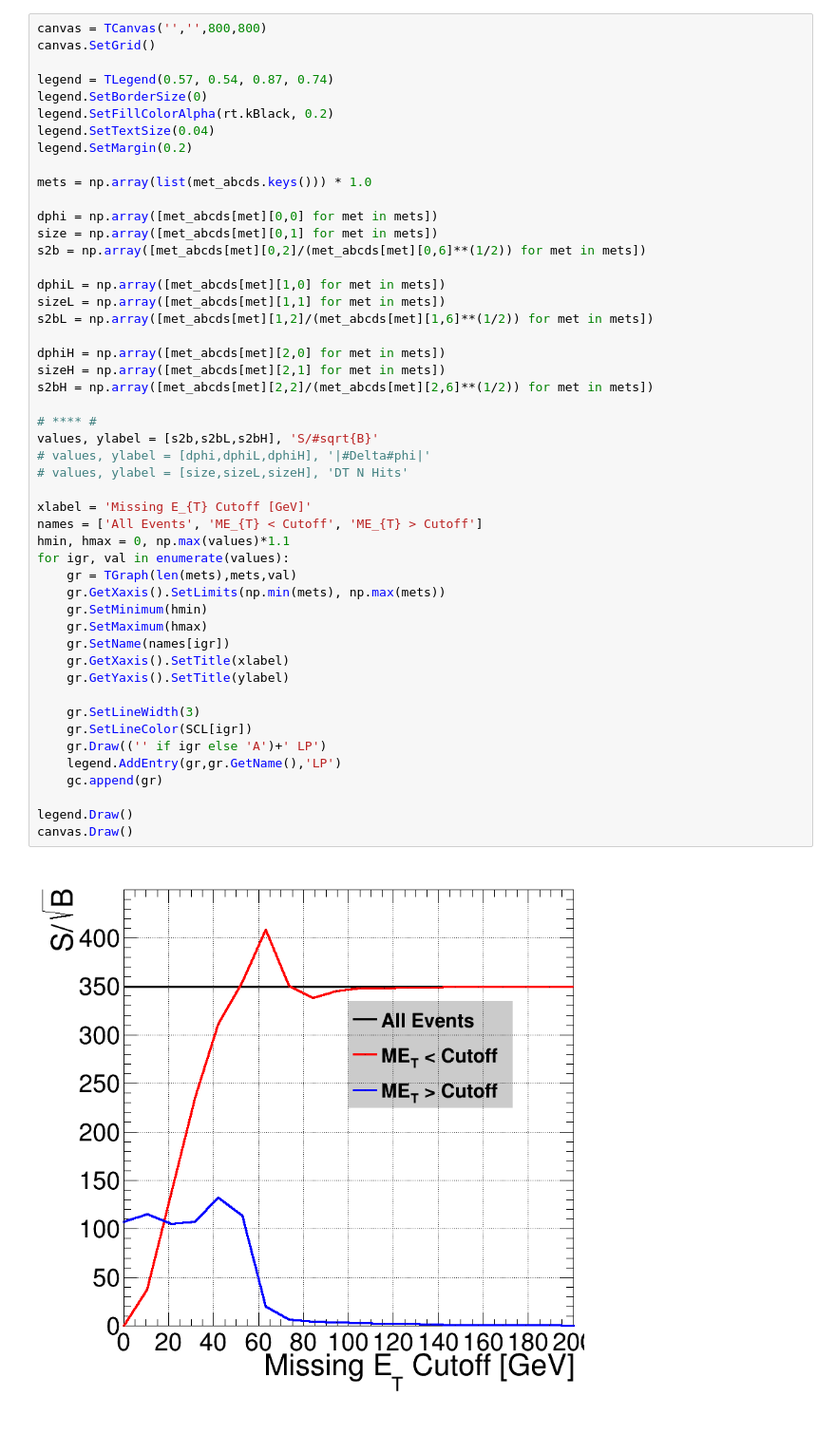
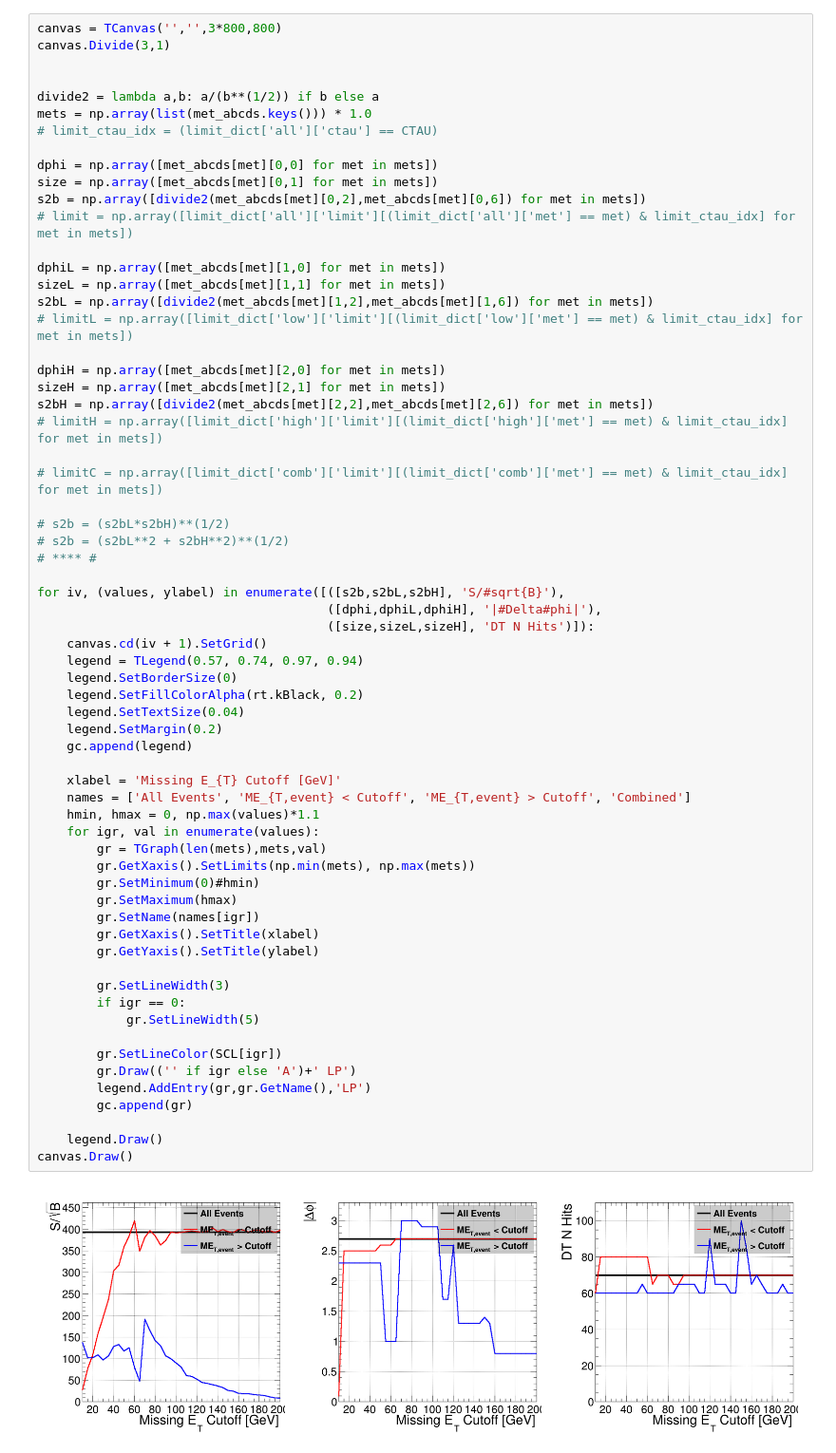
Before and after one commit to cms-lpc-llp/mds_analysis, a Jupyter notebook: notebooks/split_limit.ipynb, the cells around one changed output. Shown at 95% size. Saved outputs shown, nothing was run; the diff lists cells and outputs as text; blank space fills up the shorter version.

```diff
--- a/notebooks/split_limit.ipynb
+++ b/notebooks/split_limit.ipynb
@@ -278,51 +626,66 @@ single_lumi \t lnN \t 1.2 \t - \t 1.2 \t - \t 1.2 \t - \t 1.2 \t -
 # %%
-canvas = TCanvas('','',800,800)
-canvas.SetGrid()
+canvas = TCanvas('','',3*800,800)
+canvas.Divide(3,1)
 
-legend = TLegend(0.57, 0.54, 0.87, 0.74)
-legend.SetBorderSize(0)
-legend.SetFillColorAlpha(rt.kBlack, 0.2)
-legend.SetTextSize(0.04)
-legend.SetMargin(0.2)
 
+divide2 = lambda a,b: a/(b**(1/2)) if b else a
 mets = np.array(list(met_abcds.keys())) * 1.0
+# limit_ctau_idx = (limit_dict['all']['ctau'] == CTAU)
 
 dphi = np.array([met_abcds[met][0,0] for met in mets])
 size = np.array([met_abcds[met][0,1] for met in mets])
-s2b = np.array([met_abcds[met][0,2]/(met_abcds[met][0,6]**(1/2)) for met in mets])
+s2b = np.array([divide2(met_abcds[met][0,2],met_abcds[met][0,6]) for met in mets])
+# limit = np.array([limit_dict['all']['limit'][(limit_dict['all']['met'] == met) & limit_ctau_idx] for met in mets])
 
 dphiL = np.array([met_abcds[met][1,0] for met in mets])
 sizeL = np.array([met_abcds[met][1,1] for met in mets])
-s2bL = np.array([met_abcds[met][1,2]/(met_abcds[met][1,6]**(1/2)) for met in mets])
+s2bL = np.array([divide2(met_abcds[met][1,2],met_abcds[met][1,6]) for met in mets])
+# limitL = np.array([limit_dict['low']['limit'][(limit_dict['low']['met'] == met) & limit_ctau_idx] for met in mets])
 
 dphiH = np.array([met_abcds[met][2,0] for met in mets])
 sizeH = np.array([met_abcds[met][2,1] for met in mets])
-s2bH = np.array([met_abcds[met][2,2]/(met_abcds[met][2,6]**(1/2)) for met in mets])
+s2bH = np.array([divide2(met_abcds[met][2,2],met_abcds[met][2,6]) for met in mets])
+# limitH = np.array([limit_dict['high']['limit'][(limit_dict['high']['met'] == met) & limit_ctau_idx] for met in mets])
 
+# limitC = np.array([limit_dict['comb']['limit'][(limit_dict['comb']['met'] == met) & limit_ctau_idx] for met in mets])
+
+# s2b = (s2bL*s2bH)**(1/2)
+# s2b = (s2bL**2 + s2bH**2)**(1/2)
 # **** #
-values, ylabel = [s2b,s2bL,s2bH], 'S/#sqrt{B}'
-# values, ylabel = [dphi,dphiL,dphiH], '|#Delta#phi|'
-# values, ylabel = [size,sizeL,sizeH], 'DT N Hits'
 
-xlabel = 'Missing E_{T} Cutoff [GeV]'
-names = ['All Events', 'ME_{T} < Cutoff', 'ME_{T} > Cutoff']
-hmin, hmax = 0, np.max(values)*1.1
-for igr, val in enumerate(values):
-    gr = TGraph(len(mets),mets,val)
-    gr.GetXaxis().SetLimits(np.min(mets), np.max(mets))
-    gr.SetMinimum(hmin)
-    gr.SetMaximum(hmax)
-    gr.SetName(names[igr])
-    gr.GetXaxis().SetTitle(xlabel)
-    gr.GetYaxis().SetTitle(ylabel)
+for iv, (values, ylabel) in enumerate([([s2b,s2bL,s2bH], 'S/#sqrt{B}'),
+                                       ([dphi,dphiL,dphiH], '|#Delta#phi|'),
+                                       ([size,sizeL,sizeH], 'DT N Hits')]):
+    canvas.cd(iv + 1).SetGrid()
+    legend = TLegend(0.57, 0.74, 0.97, 0.94)
+    legend.SetBorderSize(0)
+    legend.SetFillColorAlpha(rt.kBlack, 0.2)
+    legend.SetTextSize(0.04)
+    legend.SetMargin(0.2)
+    gc.append(legend)
 
-    gr.SetLineWidth(3)
-    gr.SetLineColor(SCL[igr])
-    gr.Draw(('' if igr else 'A')+' LP')
-    legend.AddEntry(gr,gr.GetName(),'LP')
-    gc.append(gr)
+    xlabel = 'Missing E_{T} Cutoff [GeV]'
+    names = ['All Events', 'ME_{T,event} < Cutoff', 'ME_{T,event} > Cutoff', 'Combined']
+    hmin, hmax = 0, np.max(values)*1.1
+    for igr, val in enumerate(values):
+        gr = TGraph(len(mets),mets,val)
+        gr.GetXaxis().SetLimits(np.min(mets), np.max(mets))
+        gr.SetMinimum(0)#hmin)
+        gr.SetMaximum(hmax)
+        gr.SetName(names[igr])
+        gr.GetXaxis().SetTitle(xlabel)
+        gr.GetYaxis().SetTitle(ylabel)
 
-legend.Draw()
+        gr.SetLineWidth(3)
+        if igr == 0:
+            gr.SetLineWidth(5)
+
+        gr.SetLineColor(SCL[igr])
+        gr.Draw(('' if igr else 'A')+' LP')
+        legend.AddEntry(gr,gr.GetName(),'LP')
+        gc.append(gr)
+
+    legend.Draw()
 canvas.Draw()
 # %% [output]
-[figure, old version]
+[figure, new version]
```
Also changed, not shown: parts of 13 cells of this notebook, 11 other files.
